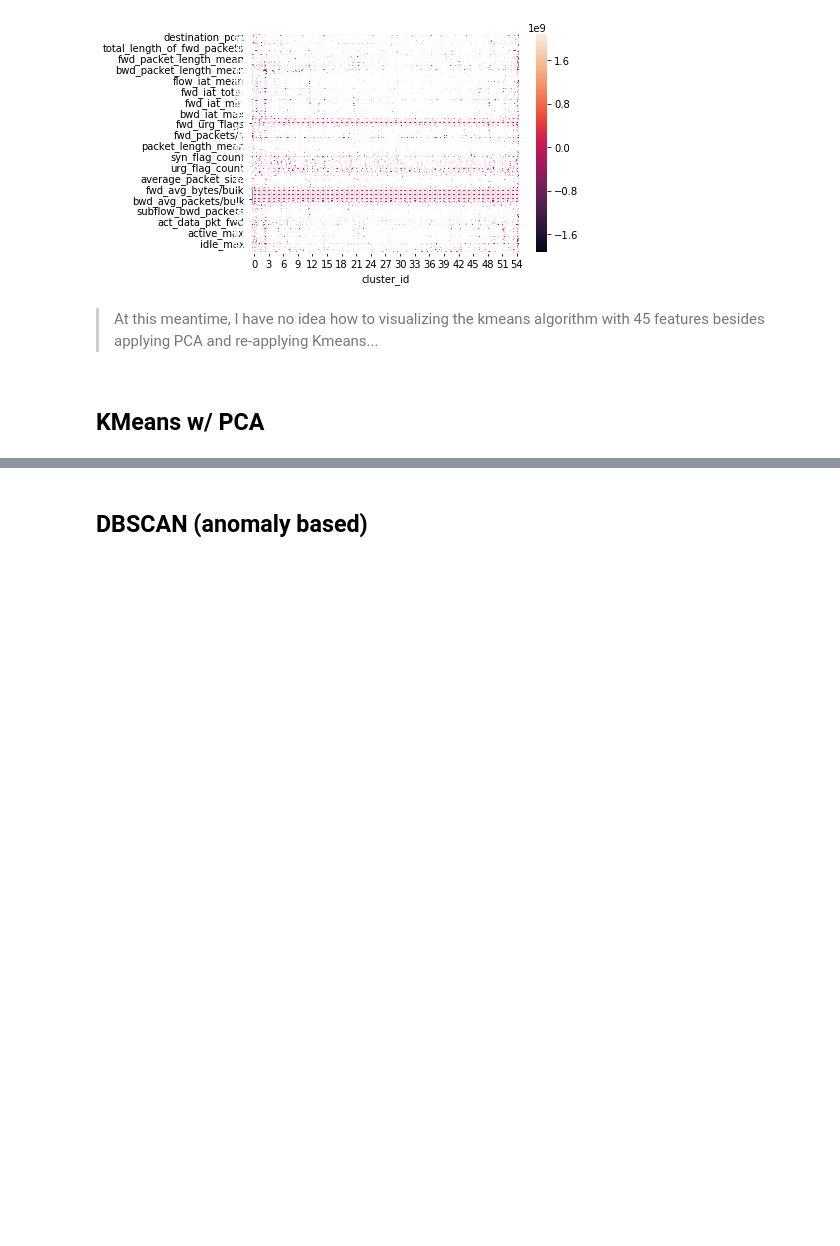
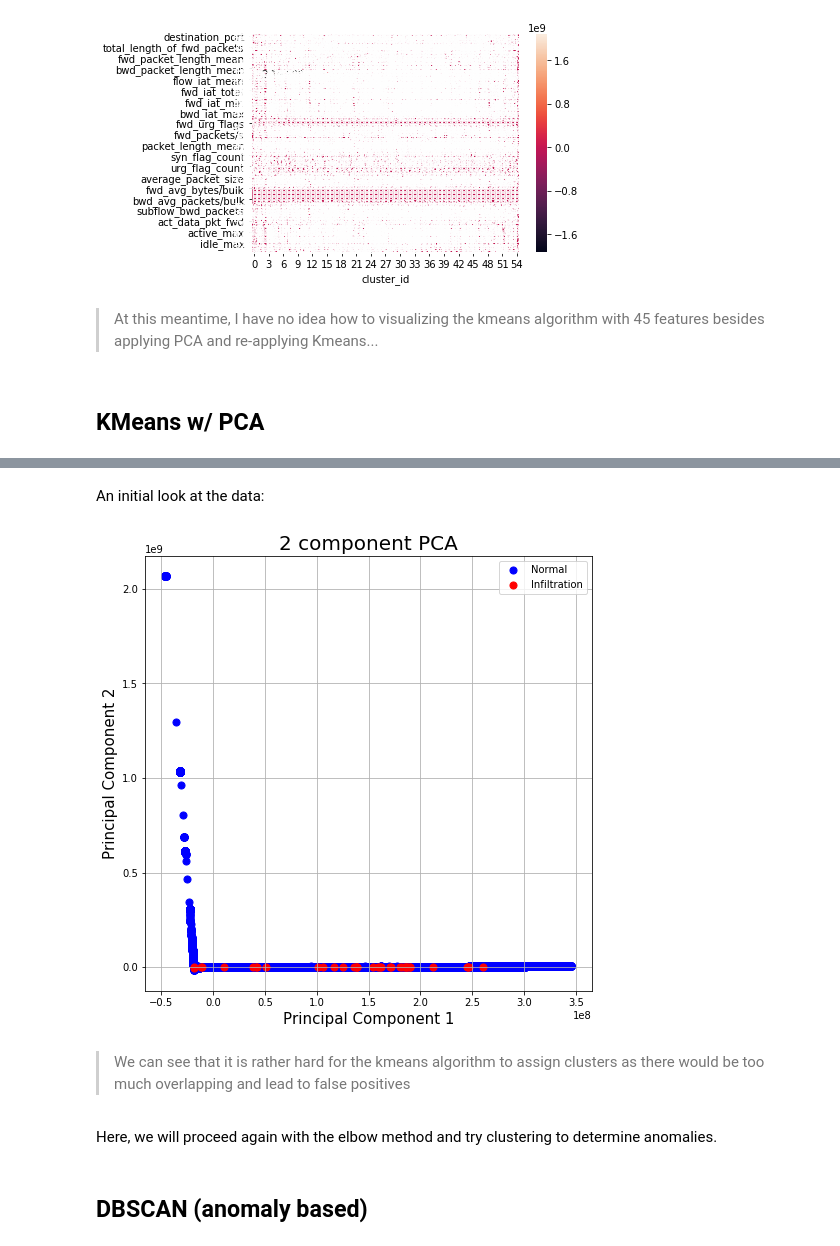
Before and after one commit to j-csc/ids_dl, a Jupyter notebook: POC.ipynb, the cells around one changed output, grey strips where cells are left out. Saved outputs shown, nothing was run; the diff lists cells and outputs as text; code cells hidden in the pictures; blank space fills up the shorter version.

```diff
--- a/POC.ipynb
+++ b/POC.ipynb
@@ -330,3 +328,27 @@ pca_df.head(5)
 | 2 | -1.86e+07 | -1.84e+06 | 0.0 |
 | 3 | -1.86e+07 | -1.84e+06 | 0.0 |
 | 4 | 1.05e+08 | -7.87e+05 | 0.0 |
+# %% [markdown]
+An initial look at the data:
+# %%
+fig = plt.figure(figsize = (8,8))
+ax = fig.add_subplot(1,1,1)
+ax.set_xlabel('Principal Component 1', fontsize = 15)
+ax.set_ylabel('Principal Component 2', fontsize = 15)
+ax.set_title('2 component PCA', fontsize = 20)
+targets = [0, 1]
+colors = ['b', 'r']
+for target, color in zip(targets,colors):
+    indicesToKeep = pca_df['label'] == target
+    ax.scatter(pca_df.loc[indicesToKeep, 'principal_component_1']
+               , pca_df.loc[indicesToKeep, 'principal_component_2']
+               , c = color
+               , s = 50)
+ax.legend(['Normal', 'Infiltration'])
+ax.grid()
+# %% [output]
+[figure, added]
+# %% [markdown]
+> We can see that it is rather hard for the kmeans algorithm to assign clusters as there would be too much overlapping and lead to false positives
+# %% [markdown]
+Here, we will proceed again with the elbow method and try clustering to determine anomalies.
```
Also changed, not shown: parts of 3 cells of this notebook.
